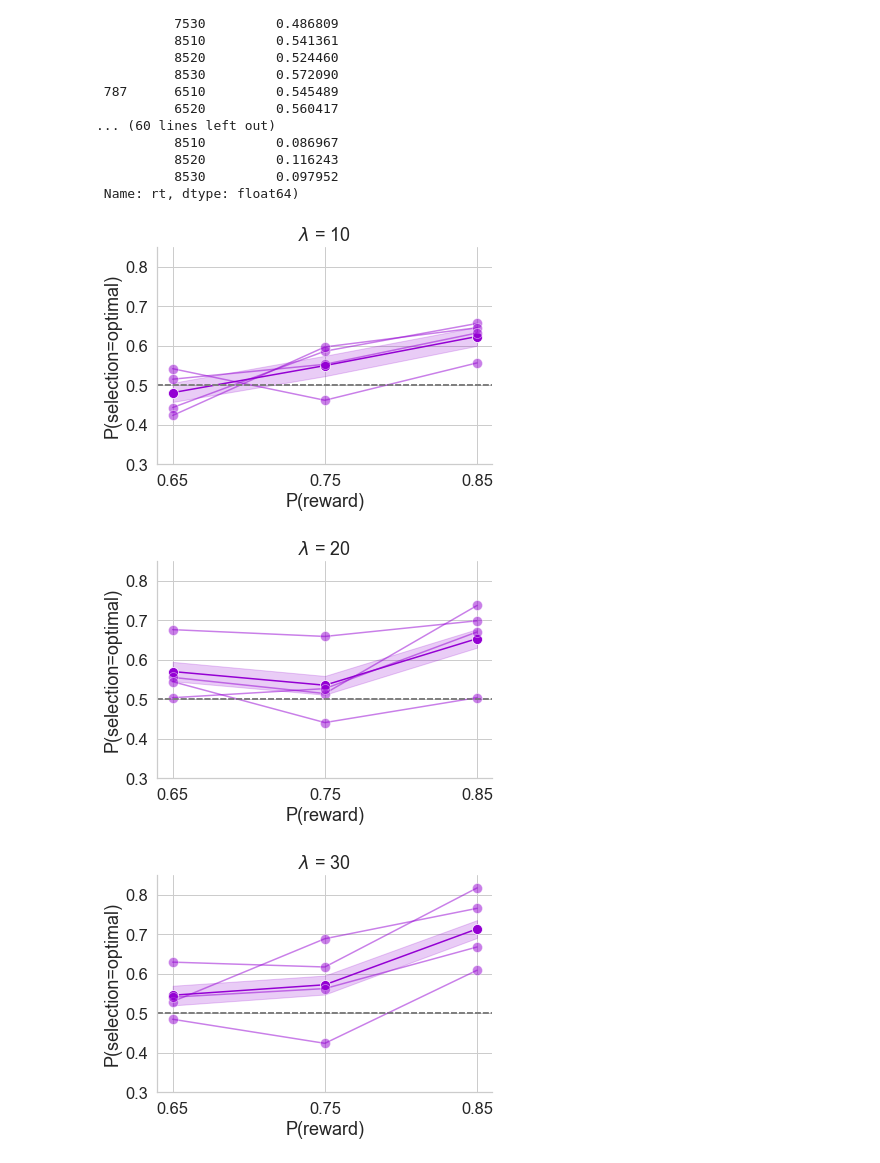
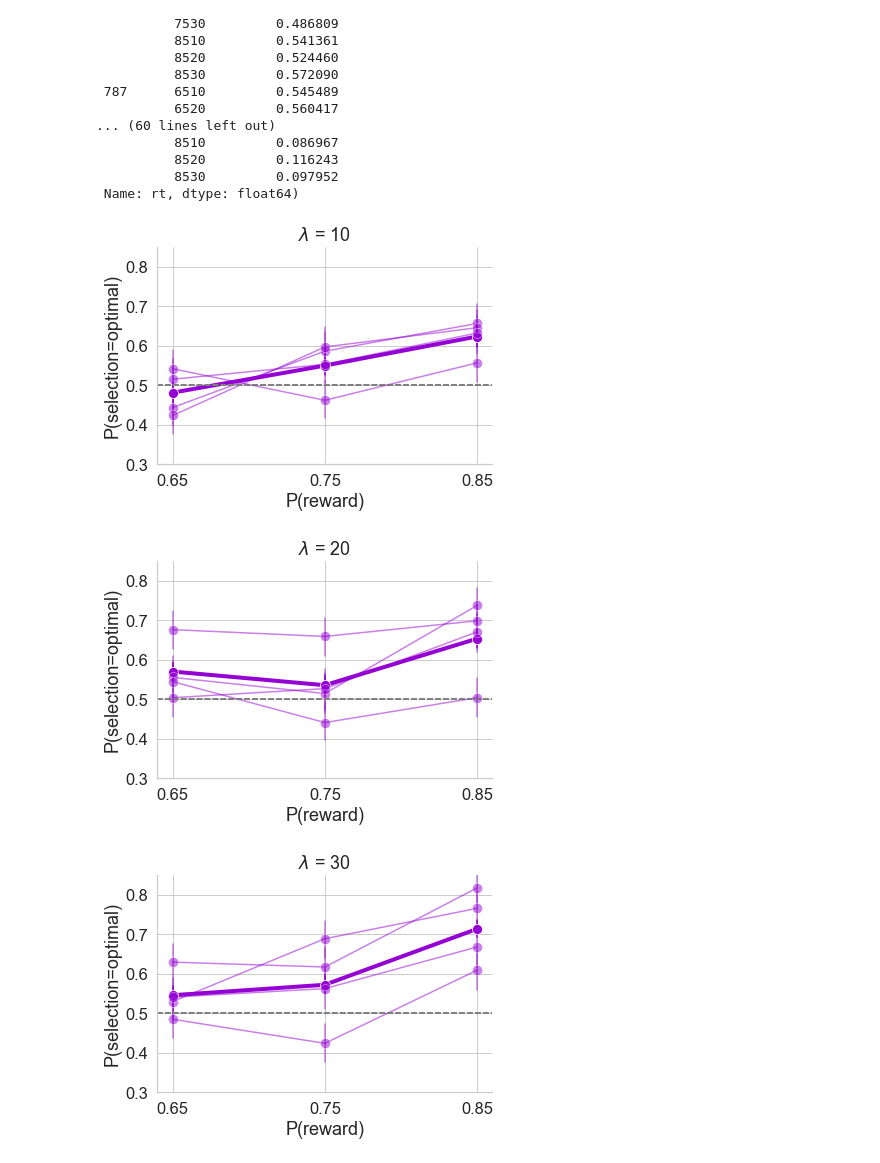
Before and after one commit to kalexandriabond/dynamic_decision_policy_reconfiguration, a Jupyter notebook: figure_nbs/loki_0.5_behavior.ipynb, the cells around one changed output. Cells and saved outputs as stored; diff of their text form; code cells hidden in the pictures.

```diff
--- a/figure_nbs/loki_0.5_behavior.ipynb
+++ b/figure_nbs/loki_0.5_behavior.ipynb
@@ -76,37 +76,40 @@ for lambda_val in reward_df.lambda_val.unique():
           data= reward_df.loc[(reward_df.lambda_val == lambda_val)],
            estimator=np.mean,
                 color='darkviolet', marker='o',
-                 dashes=False, alpha=1, markersize=10)
+                 dashes=False, alpha=1, markersize=10,
+                      err_style='bars', linewidth=4)
 
 
 
 
     for subj_id in reward_df.subj_id.unique():
         data = reward_df.loc[(reward_df.lambda_val == lambda_val) &
                             (reward_df.subj_id == subj_id)]
 
 
         sns.lineplot('p_optimal', 'p_accuracy',
               data=data,
               ax=ax, estimator=np.mean,
                     color='darkviolet', marker='o',
-                     dashes=False, ci = None, alpha=0.5, markersize=10)
+                     dashes=False,  alpha=0.5,
+                     markersize=10, err_style='bars',
+)
 
 
 
         ax.set(xlabel='P(reward)', ylabel='P(selection=optimal)')
         ax.set(ylim=(0.3, 0.85))
 
         plt.axhline(y=0.50, ls='--', color='gray')
         plt.title(r'$\lambda$ = ' + str(int(lambda_val)))
 
         ax.set_xticks(reward_df.p_optimal.unique())
         ax.set_xticklabels(reward_df.p_optimal.unique())
 
         sns.despine()
 
-    plt.savefig(os.path.join(fig_path, 'loki0.5_lam' + str(int(lambda_val)) + '_pr_all.png'), dpi=600, bbox_inches='tight', transparent=0)
+    plt.savefig(os.path.join(fig_path, 'loki0.5_lam' + str(int(lambda_val)) + '_pr_all_acc.png'), dpi=600, bbox_inches='tight', transparent=0)
 # %% [output]
-[figure, old version]
+[figure, new version]
-[figure, old version]
+[figure, new version]
-[figure, old version]
+[figure, new version]
```
Also changed, not shown: parts of 2 cells of this notebook.
